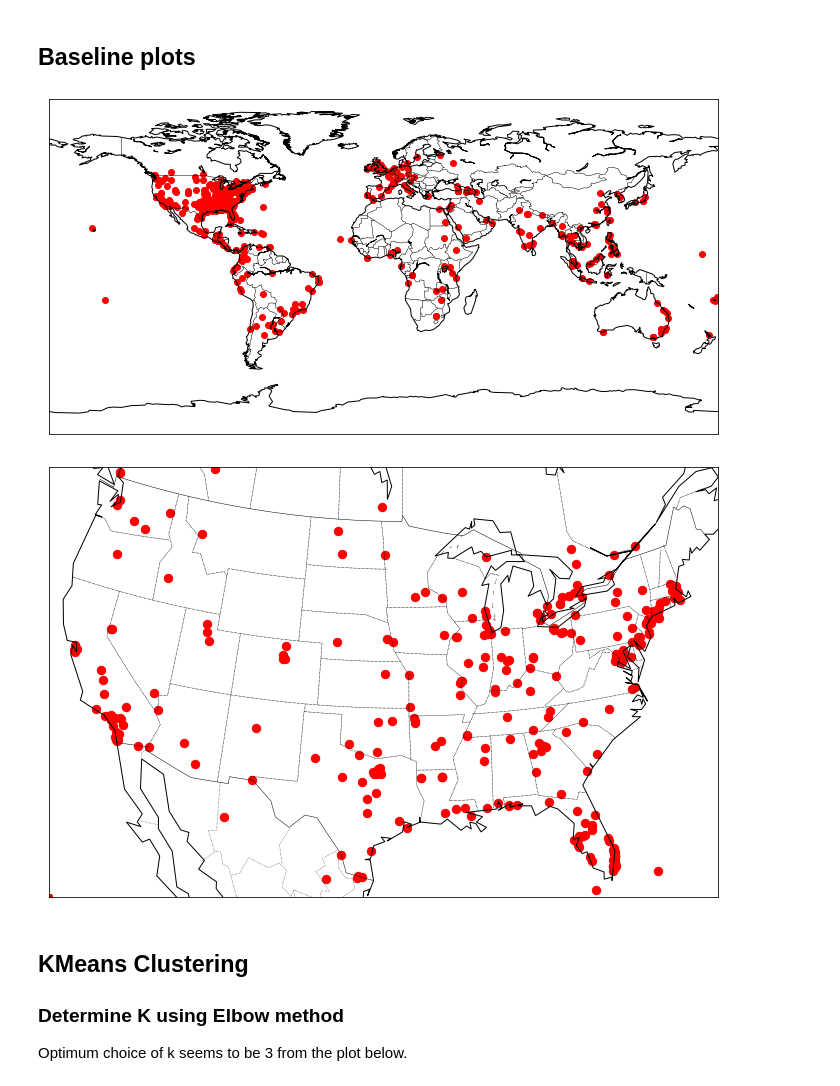
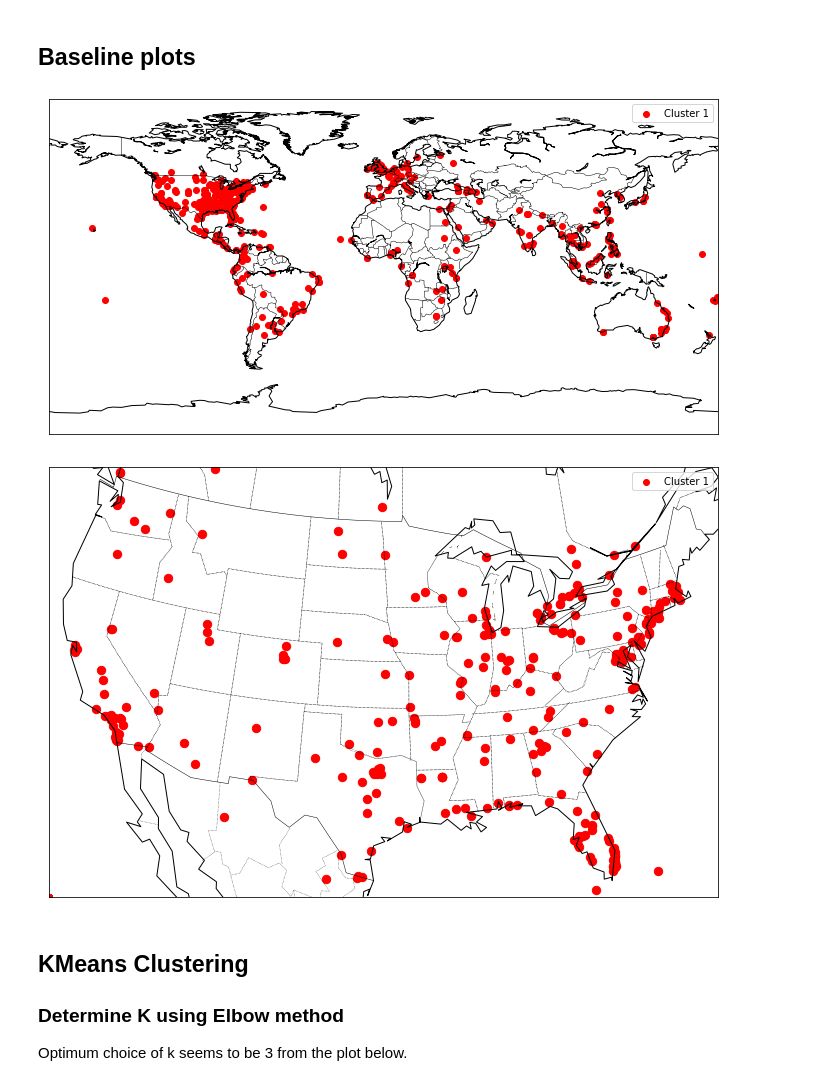
Before and after one commit to sujitpal/discovering-disease-outbreaks-base, a Jupyter notebook: 03-location-based-clustering.ipynb, the cells around one changed output. Cells and saved outputs as stored; diff of their text form; code cells hidden in the pictures.

```diff
--- a/03-location-based-clustering.ipynb
+++ b/03-location-based-clustering.ipynb
@@ -40,17 +40,19 @@ map_plotter = Basemap()
 # %%
 def scatterplot_world(map_plotter, coordinates_list, colors):
     assert(len(coordinates_list) == len(colors))
     fig = plt.figure(figsize=(12, 8))
-    for coordinates, color in zip(coordinates_list, colors):
+    for cid, (coordinates, color) in enumerate(zip(coordinates_list, colors)):
         latitudes, longitudes = coordinates[:, 0], coordinates[:, 1]
-        map_plotter.scatter(longitudes, latitudes, latlon=True, color=color)
+        map_plotter.scatter(longitudes, latitudes, latlon=True, color=color,
+                            label="Cluster {:d}".format(cid + 1))
     map_plotter.drawcoastlines()
     map_plotter.drawcountries()
+    plt.legend(loc="best")
     _ = plt.show()
 
 scatterplot_world(map_plotter, [coordinates], ["r"])
 # %% [output]
-[figure, old version]
+[figure, new version]
 # %%
 def scatterplot_us(map_plotter, coordinates_list, colors):
     assert(len(coordinates_list) == len(colors))
@@ -58,18 +60,20 @@ def scatterplot_us(map_plotter, coordinates_list, colors):
     map_lcc = Basemap(projection='lcc', lon_0=-95, llcrnrlon=-119,
                       llcrnrlat=22, urcrnrlon=-64, urcrnrlat=49,
                       lat_1=33,lat_2=45)
-    for coordinates, color in zip(coordinates_list, colors):
+    for cid, (coordinates, color) in enumerate(zip(coordinates_list, colors)):
         latitudes, longitudes = coordinates[:, 0], coordinates[:, 1]
-        map_plotter.scatter(longitudes, latitudes, latlon=True, color=color)
+        map_plotter.scatter(longitudes, latitudes, latlon=True, color=color,
+                            label="Cluster {:d}".format(cid + 1))
     map_lcc.scatter(longitudes, latitudes, latlon=True, s=70, color='r')
     map_lcc.drawcoastlines()
     map_lcc.drawcountries()
     map_lcc.drawstates(linestyle="dotted")
+    plt.legend(loc="best")
     _ = plt.show()
 
 scatterplot_us(map_plotter, [coordinates], ["r"])
 # %% [output]
-[figure, old version]
+[figure, new version]
 # %% [markdown]
 ## KMeans Clustering
 
```
Also changed, not shown: parts of 14 cells of this notebook.
